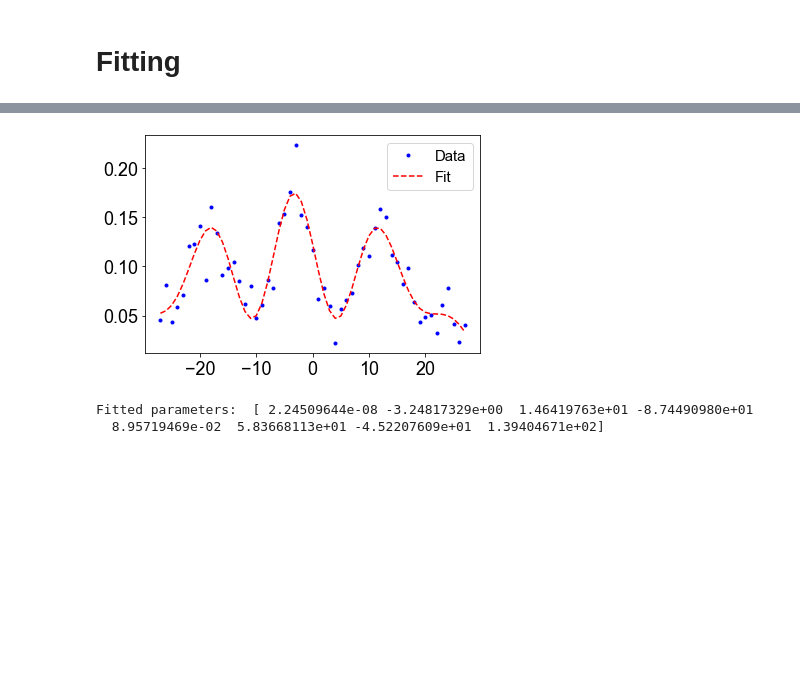
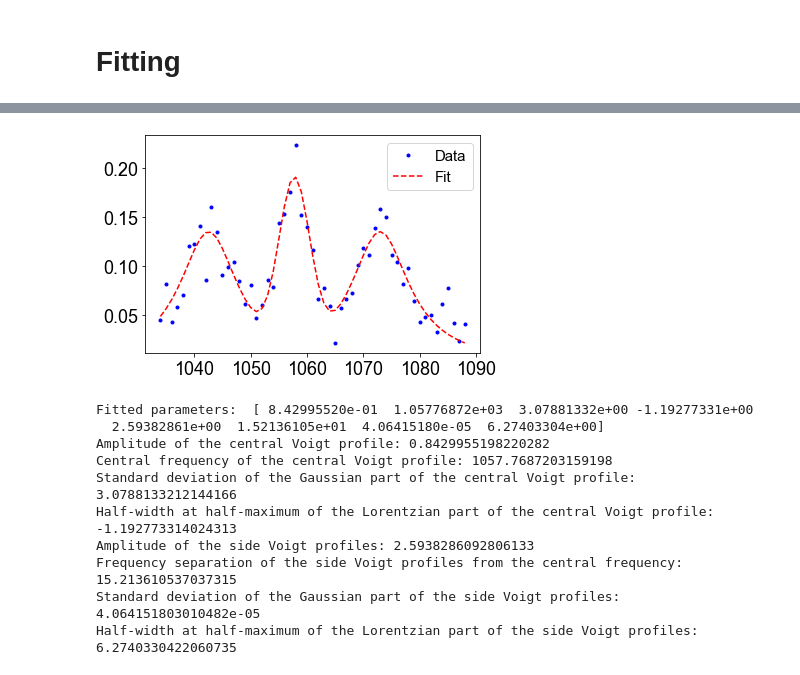
Before and after one commit to hsuchungchuan/Projects, a Jupyter notebook: Red MOT Shelving Data Analysis 20240902/FullDataAnalysisShelvingForDifferentBeamPowers.ipynb, the cells around one changed output, grey strips where cells are left out. Saved outputs shown, nothing was run; the diff lists cells and outputs as text; code cells hidden in the pictures; blank space fills up the shorter version.

Commit message:
freqoffsetfrom cavity

```diff
--- a/Red MOT Shelving Data Analysis 20240902/FullDataAnalysisShelvingForDifferentBeamPowers.ipynb
+++ b/Red MOT Shelving Data Analysis 20240902/FullDataAnalysisShelvingForDifferentBeamPowers.ipynb
@@ -248,39 +331,65 @@ def voigt(x, amp, mu, sigma, gamma):
     z = ((x - mu) + 1j*gamma) / (sigma * np.sqrt(2))
     return amp * np.real(wofz(z)) / (sigma * np.sqrt(2*np.pi))
 
 # Define a combination of three Voigt profiles: one central and two side ones
 def combined_voigt(x, amp_c, mu_c, sigma_c, gamma_c, amp_s, delta_s, sigma_s, gamma_s):
     # Central Voigt profile
     central = voigt(x, amp_c, mu_c, sigma_c, gamma_c)
     # Side Voigt profiles (symmetrically placed)
     side_left = voigt(x, amp_s, mu_c - delta_s, sigma_s, gamma_s)
     side_right = voigt(x, amp_s, mu_c + delta_s, sigma_s, gamma_s)
     # Combine them
     return central + side_left + side_right
 
 # Generate some synthetic data (for demonstration)
-x_data3 = FrequencyDetuning[-72:-17]
-true_params = [1.0, 0.0, 1.0, 0.5, 0.5, 5.0, 1.5, 0.5]  # Central and side Voigt parameters
+x_data3 = FrequencyOffsetFromCavity[-72:-17]
 y_data = ShelvingIntensityAverageArray_cleaned3[:-16]
 
 # Initial guesses for fitting parameters: [amp_c, mu_c, sigma_c, gamma_c, amp_s, delta_s, sigma_s, gamma_s]
-initial_guesses = [0.1, 0.0, 0.1, 0.1, 0.1, 0.1, 1.0, 0.1]
+# The fitting parameters are in the order of the function arguments, explained below:
+# amp_c: amplitude of the central Voigt profile
+# mu_c: central frequency of the central Voigt profile
+# sigma_c: standard deviation of the Gaussian part of the central Voigt profile
+# gamma_c: half-width at half-maximum of the Lorentzian part of the central Voigt profile
+# amp_s: amplitude of the side Voigt profiles
+# delta_s: frequency separation of the side Voigt profiles from the central frequency
+# sigma_s: standard deviation of the Gaussian part of the side Voigt profiles
+# gamma_s: half-width at half-maximum of the Lorentzian part of the side Voigt profiles
+initial_guesses = [0.1, 1057.0, 3, 3, 0.1, 15, 1.0, 0.1]
 
 # Fit the combined Voigt profile to the data
 popt3, pcov = curve_fit(combined_voigt, x_data3, y_data, p0=initial_guesses)
 
 # Plot the result
 plt.plot(x_data3, y_data, 'b.', label='Data')
 plt.plot(x_data3, combined_voigt(x_data3, *popt3), 'r--', label='Fit')
 plt.legend()
 plt.show()
 
 # Print the fitted parameters
 print("Fitted parameters: ", popt3)
+
+# List them out individually
+print(f"Amplitude of the central Voigt profile: {popt3[0]}")
+print(f"Central frequency of the central Voigt profile: {popt3[1]}")
+print(f"Standard deviation of the Gaussian part of the central Voigt profile: {popt3[2]}")
+print(f"Half-width at half-maximum of the Lorentzian part of the central Voigt profile: {popt3[3]}")
+print(f"Amplitude of the side Voigt profiles: {popt3[4]}")
+print(f"Frequency separation of the side Voigt profiles from the central frequency: {popt3[5]}")
+print(f"Standard deviation of the Gaussian part of the side Voigt profiles: {popt3[6]}")
+print(f"Half-width at half-maximum of the Lorentzian part of the side Voigt profiles: {popt3[7]}")
 # %% [output]
-[figure, old version]
+[figure, new version]
-Fitted parameters:  [ 2.24509644e-08 -3.24817329e+00  1.46419763e+01 -8.74490980e+01
-  8.95719469e-02  5.83668113e+01 -4.52207609e+01  1.39404671e+02]
+Fitted parameters:  [ 8.42995520e-01  1.05776872e+03  3.07881332e+00 -1.19277331e+00
+  2.59382861e+00  1.52136105e+01  4.06415180e-05  6.27403304e+00]
+Amplitude of the central Voigt profile: 0.8429955198220282
+Central frequency of the central Voigt profile: 1057.7687203159198
+Standard deviation of the Gaussian part of the central Voigt profile: 3.0788133212144166
+Half-width at half-maximum of the Lorentzian part of the central Voigt profile: -1.192773314024313
+Amplitude of the side Voigt profiles: 2.5938286092806133
+Frequency separation of the side Voigt profiles from the central frequency: 15.213610537037315
+Standard deviation of the Gaussian part of the side Voigt profiles: 4.064151803010482e-05
+Half-width at half-maximum of the Lorentzian part of the side Voigt profiles: 6.2740330422060735
 # %%
 ### ---------------------- PLOTTING ---------------------- ###
 
```
Also changed, not shown: parts of 4 cells of this notebook.
